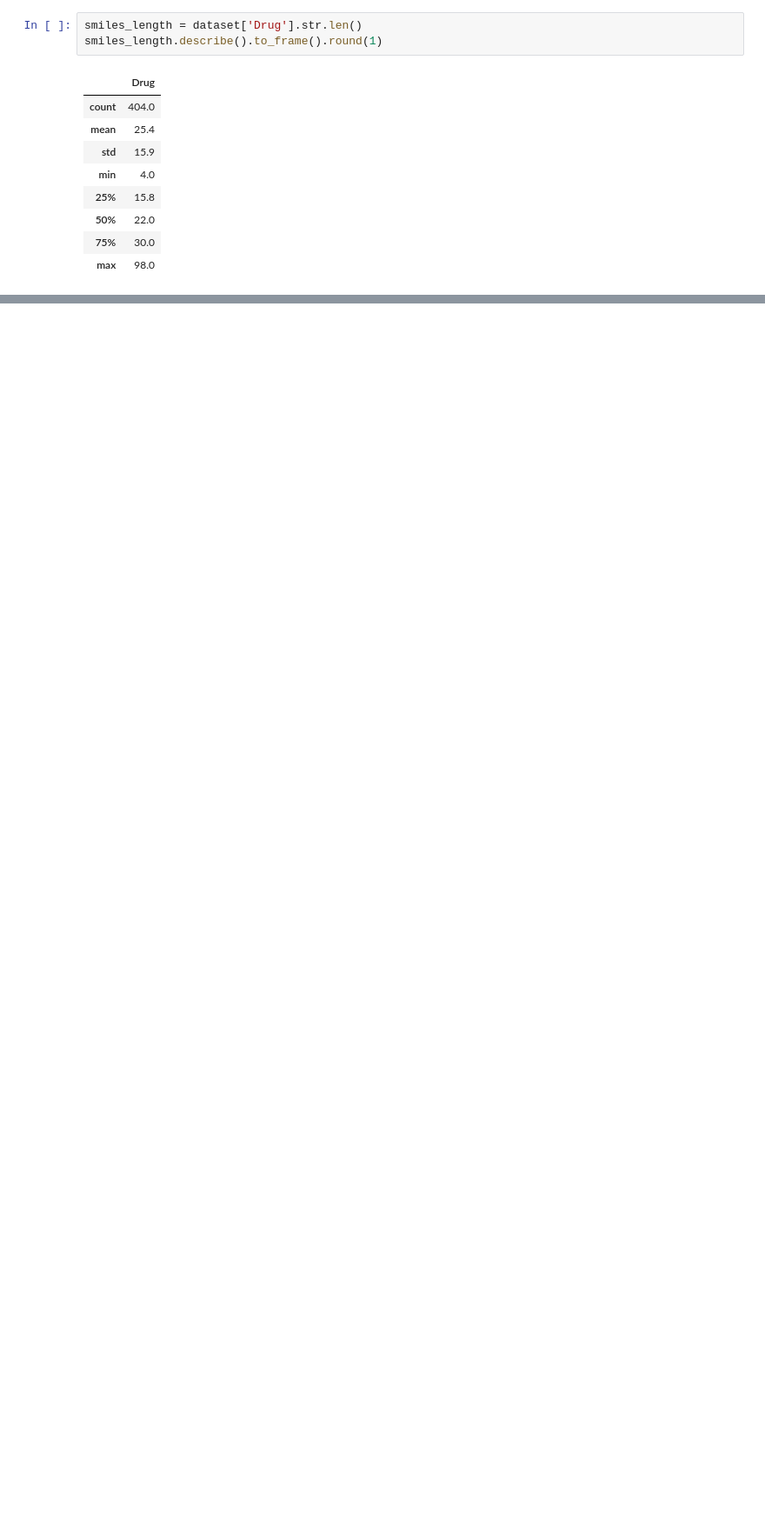
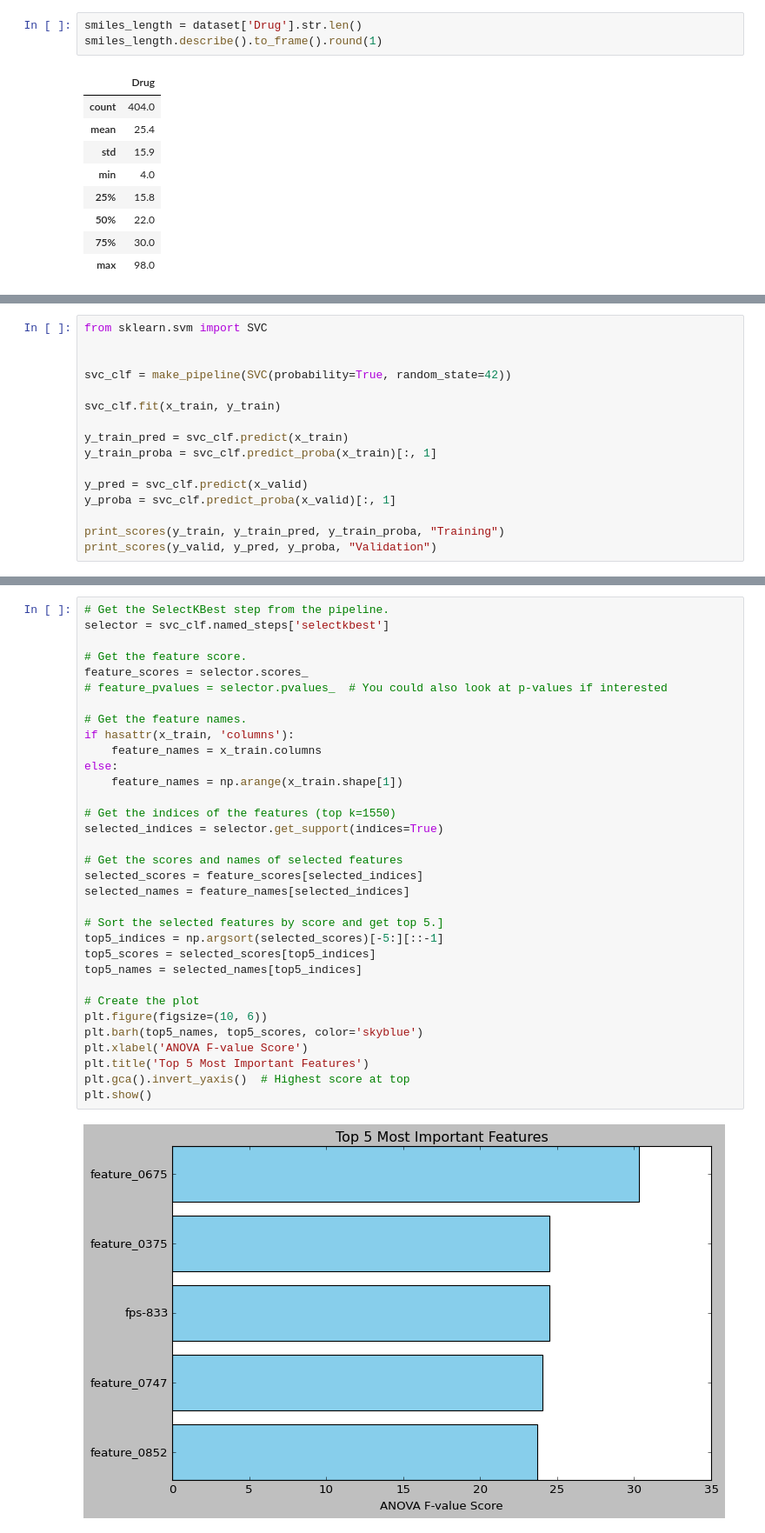
Before and after one commit to OmarAI2003/outreachy-contributions, a Jupyter notebook: notebooks/Data_preparation.ipynb, the cells around one changed output, grey strips where cells are left out. Shown: that part at 87% size. Drawn from its saved outputs; the diff is of its cells as text; blank space fills up the shorter version.

```diff
--- a/notebooks/Data_preparation.ipynb
+++ b/notebooks/Data_preparation.ipynb
@@ -171,0 +451,16 @@ plt.show()
+# %%
+from sklearn.svm import SVC
+
+
+svc_clf = make_pipeline(SVC(probability=True, random_state=42))
+
+svc_clf.fit(x_train, y_train)
+
+y_train_pred = svc_clf.predict(x_train)
+y_train_proba = svc_clf.predict_proba(x_train)[:, 1]
+
+y_pred = svc_clf.predict(x_valid)
+y_proba = svc_clf.predict_proba(x_valid)[:, 1]
+
+print_scores(y_train, y_train_pred, y_train_proba, "Training")
+print_scores(y_valid, y_pred, y_proba, "Validation")
@@ -171,0 +614,35 @@ plt.show()
+# %%
+# Get the SelectKBest step from the pipeline.
+selector = svc_clf.named_steps['selectkbest']
+
+# Get the feature score.
+feature_scores = selector.scores_
+# feature_pvalues = selector.pvalues_  # You could also look at p-values if interested
+
+# Get the feature names.
+if hasattr(x_train, 'columns'):
+    feature_names = x_train.columns
+else:
+    feature_names = np.arange(x_train.shape[1])
+
+# Get the indices of the features (top k=1550)
+selected_indices = selector.get_support(indices=True)
+
+# Get the scores and names of selected features
+selected_scores = feature_scores[selected_indices]
+selected_names = feature_names[selected_indices]
+
+# Sort the selected features by score and get top 5.]
+top5_indices = np.argsort(selected_scores)[-5:][::-1]
+top5_scores = selected_scores[top5_indices]
+top5_names = selected_names[top5_indices]
+
+# Create the plot
+plt.figure(figsize=(10, 6))
+plt.barh(top5_names, top5_scores, color='skyblue')
+plt.xlabel('ANOVA F-value Score')
+plt.title('Top 5 Most Important Features')
+plt.gca().invert_yaxis()  # Highest score at top
+plt.show()
+# %% [output]
+[figure, added]
```
Also changed, not shown: parts of 55 cells of this notebook.
